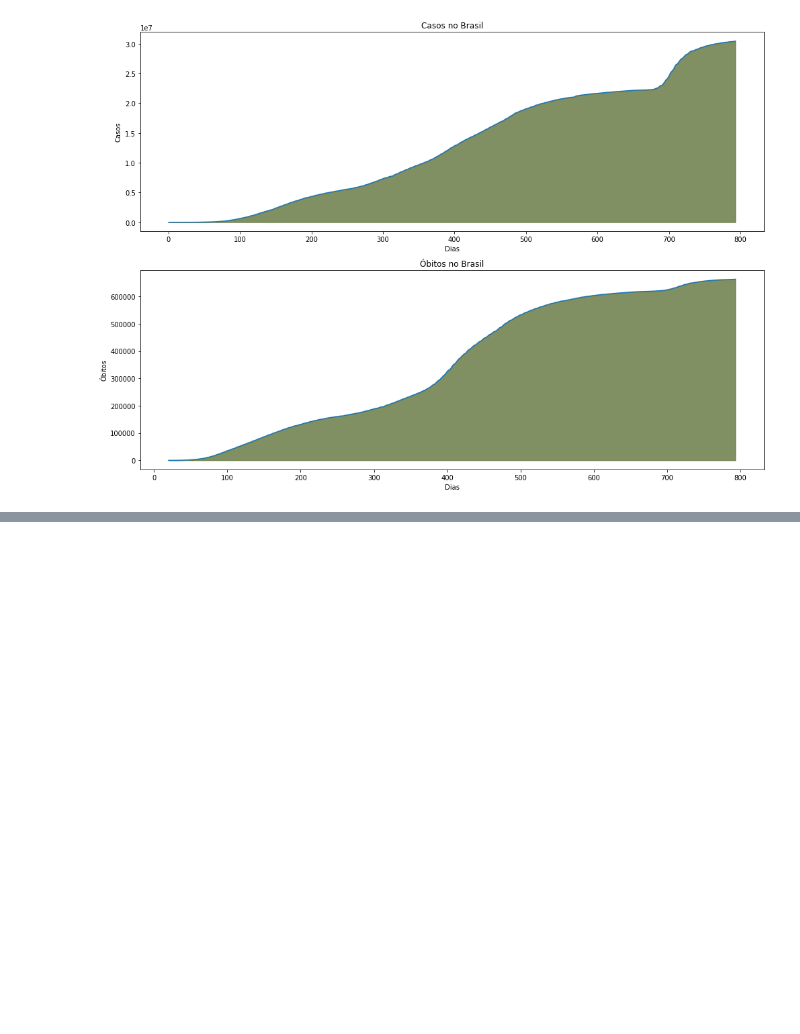
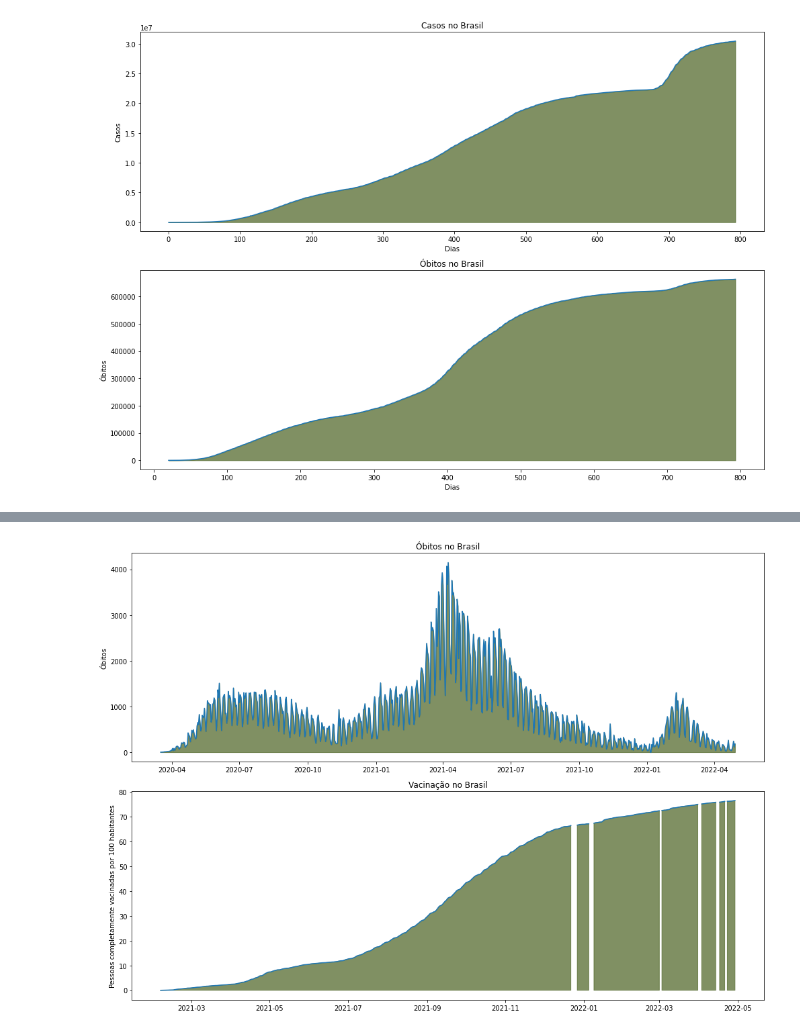
Before and after one commit to alex-trindade/DataScience, a Jupyter notebook: Analisando_Dados_Covid_19.ipynb, the cells around one changed output, grey strips where cells are left out. Cells and saved outputs as stored; diff of their text form; code cells hidden in the pictures; blank space fills up the shorter version.

```diff
--- a/Analisando_Dados_Covid_19.ipynb
+++ b/Analisando_Dados_Covid_19.ipynb
@@ -428,13 +428,13 @@ plt.tight_layout()
 df_vacinacao_world = df[['iso_code','continent','location','date','total_cases','new_cases',
                          'total_deaths','new_vaccinations','total_vaccinations_per_hundred',
                          'people_vaccinated_per_hundred','people_fully_vaccinated',
-                         'people_fully_vaccinated_per_hundred']].copy()
+                         'people_fully_vaccinated_per_hundred','new_deaths']].copy()
 #Retirar valores compilados por total de região/continente
 df_vacinacao_world = df_vacinacao_world.loc[df_vacinacao_world.location == "World" ]
 df_vacinacao_Brasil = df[['iso_code','continent','location','date','total_cases','new_cases',
                          'total_deaths','new_vaccinations','total_vaccinations_per_hundred',
                          'people_vaccinated_per_hundred','people_fully_vaccinated',
-                         'people_fully_vaccinated_per_hundred']].copy()
+                         'people_fully_vaccinated_per_hundred','new_deaths']].copy()
 #Retirar valores compilados por total de região/continente
 df_vacinacao_Brasil = df_vacinacao_Brasil.loc[df_vacinacao_Brasil.location == "Brazil" ]
 df_vacinacao_Brasil
@@ -440,0 +455,21 @@ df_vacinacao_Brasil
+# %%
+#x = list(range(df_vacinacao_Brasil.shape[0]))
+x = df_vacinacao_Brasil['date']
+y = df_vacinacao_Brasil['new_deaths']
+x1 = df_vacinacao_Brasil['date']
+y1 = df_vacinacao_Brasil['people_fully_vaccinated_per_hundred']
+
+fig, ((ax1, ax2)) = plt.subplots(nrows=2, ncols=1, figsize=(14, 10))
+ax1.set_title('Óbitos no Brasil')
+ax1.set_ylabel('Óbitos')
+ax1.plot(x, y)
+ax1.fill_between(x,y, alpha = 0.75, color = "darkolivegreen")
+
+ax2.set_title('Vacinação no Brasil')
+ax2.set_ylabel('Pessoas completamente vacinadas por 100 habitantes')
+ax2.plot(x1, y1)
+ax2.fill_between(x1,y1, alpha = 0.75, color = "darkolivegreen")
+
+plt.tight_layout()
+# %% [output]
+[figure, added]
```
Also changed, not shown: parts of 1 cell of this notebook.
